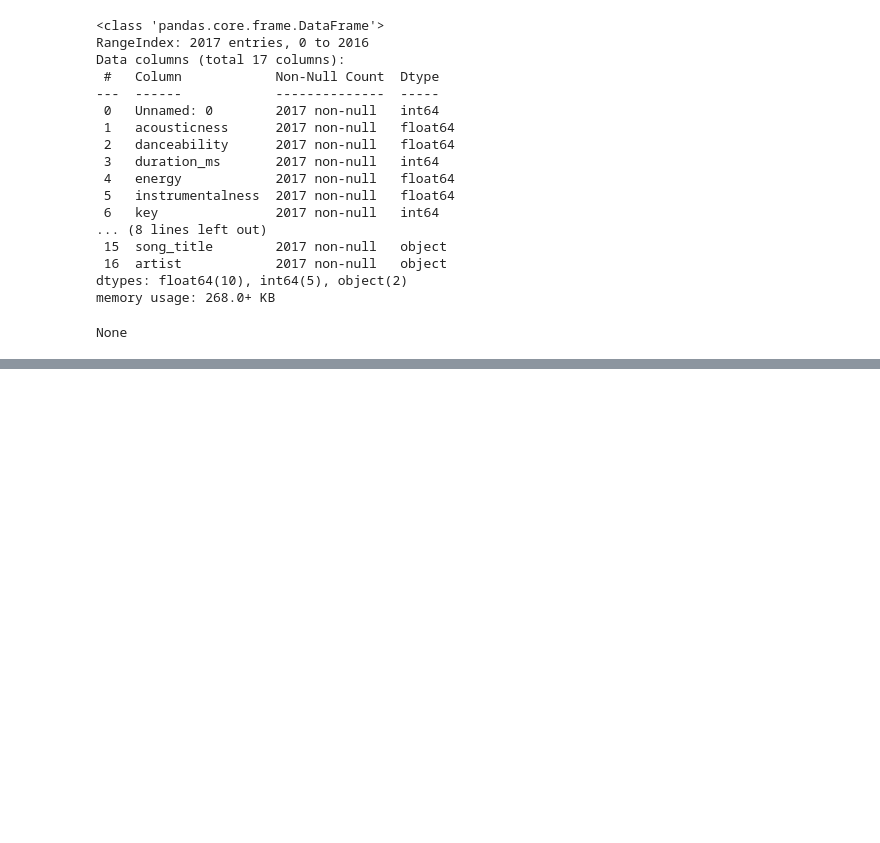
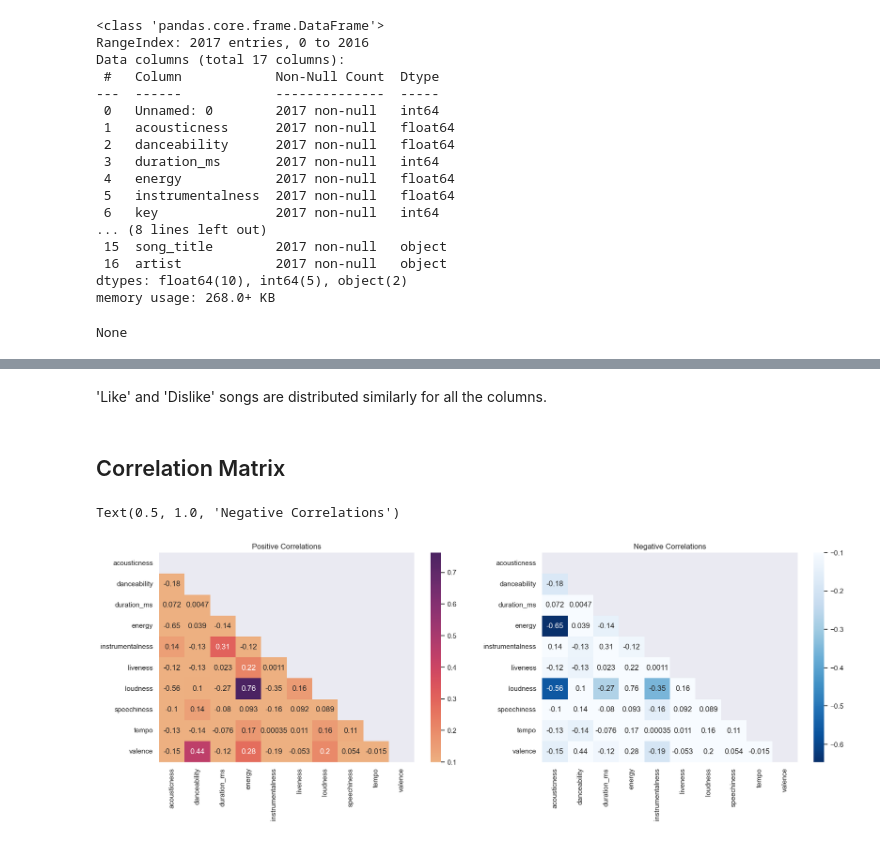
Before and after one commit to DataScienceHCMUS/Analysis, a Jupyter notebook: notebooks/Spotify Song Attributes.ipynb, the cells around one changed output, grey strips where cells are left out. Drawn from its saved outputs; the diff is of its cells as text; code cells hidden in the pictures; blank space fills up the shorter version.

```diff
--- a/notebooks/Spotify Song Attributes.ipynb
+++ b/notebooks/Spotify Song Attributes.ipynb
@@ -108,0 +141,15 @@ plt.show()
+# %% [markdown]
+'Like' and 'Dislike' songs are distributed similarly for all the columns.
+# %% [markdown]
+## Correlation Matrix
+# %%
+fig, axes = plt.subplots(1,2, figsize=(20,6))
+corr = df_continous.corr()
+mask = np.triu(np.ones_like(corr))
+sns.heatmap(data= corr, annot=True, cmap ='flare', ax = axes[0], mask = mask, vmin= 0.1)
+axes[0].set_title('Positive Correlations')
+sns.heatmap(data= corr, annot=True, cmap ='Blues_r', ax = axes[1], mask = mask, vmax=-0.1)
+axes[1].set_title('Negative Correlations')
+# %% [output]
+Text(0.5, 1.0, 'Negative Correlations')
+[figure, added]
```
Also changed, not shown: parts of 15 cells of this notebook, 4 other files.
